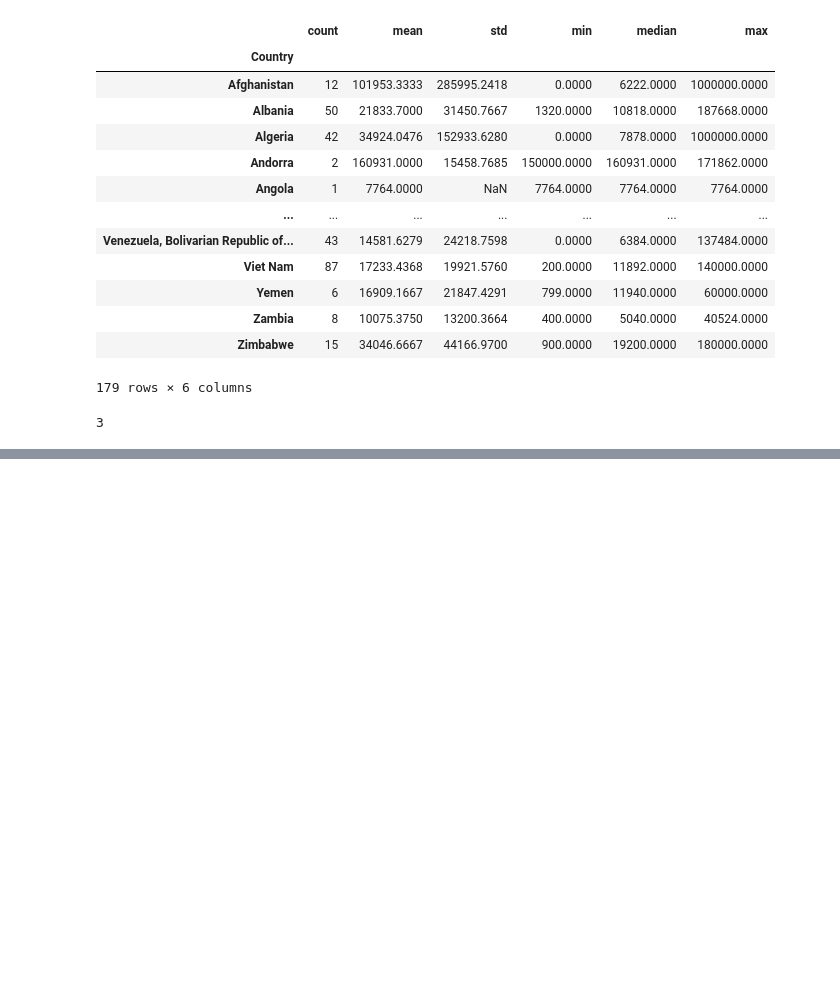
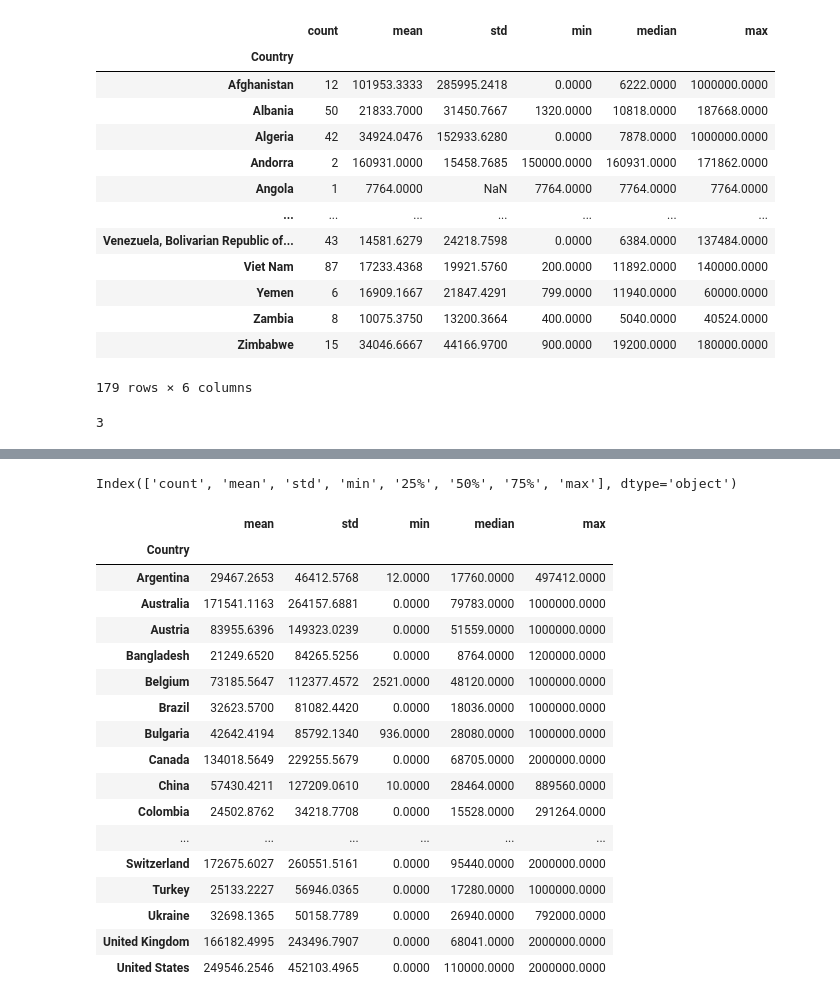
Before and after one commit to JosephZYU/Python-5-pandas, a Jupyter notebook: 96.pandas_review ⭐️ (grouping).ipynb, the cells around one changed output, grey strips where cells are left out. Drawn from its saved outputs; the diff is of its cells as text; code cells hidden in the pictures; blank space fills up the shorter version.

```diff
--- a/96.pandas_review ⭐️ (grouping).ipynb
+++ b/96.pandas_review ⭐️ (grouping).ipynb
@@ -248,3 +248,10 @@ df.groupby('Country')['ConvertedComp'].agg(['count', 'mean', 'std', 'min', 'medi
 df['Country'].value_counts().loc['Liechtenstein']
 # %% [output]
 3
+# %%
+# How many people in each country knows how to use Python?
+# -> groupby country + keyword Python # LanguageWorkedWith
+
+filt = df['LanguageWorkedWith'].str.contains('Python', na=False)
+
+df['Knows_Python'] = filt.values.tolist()
@@ -250,0 +318,8 @@ df['Country'].value_counts().loc['Liechtenstein']
+# %%
+li_country = df['Country'].value_counts().head(50).index.tolist()
+
+li_pct = []
+
+for country in li_country:
+    # print(country, df.groupby('Country')['Knows_Python'].value_counts(normalize=True).loc[country, True])
+    li_pct.append(df.groupby('Country')['Knows_Python'].value_counts(normalize=True).loc[country, True])
@@ -250,0 +369,4 @@ df['Country'].value_counts().loc['Liechtenstein']
+# %%
+df.describe().index
+# %% [output]
+Index(['count', 'mean', 'std', 'min', '25%', '50%', '75%', 'max'], dtype='object')
@@ -250,0 +377,25 @@ df['Country'].value_counts().loc['Liechtenstein']
+# %%
+#
+
+# https://stackoverflow.com/a/40468090/15063197
+
+stat_df
+# %% [output]
+|  | mean | std | min | median | max |
+| Country |  |  |  |  |  |
+| Argentina | 29467.2653 | 46412.5768 | 12.0000 | 17760.0000 | 497412.0000 |
+| Australia | 171541.1163 | 264157.6881 | 0.0000 | 79783.0000 | 1000000.0000 |
+| Austria | 83955.6396 | 149323.0239 | 0.0000 | 51559.0000 | 1000000.0000 |
+| Bangladesh | 21249.6520 | 84265.5256 | 0.0000 | 8764.0000 | 1200000.0000 |
+| Belgium | 73185.5647 | 112377.4572 | 2521.0000 | 48120.0000 | 1000000.0000 |
+| Brazil | 32623.5700 | 81082.4420 | 0.0000 | 18036.0000 | 1000000.0000 |
+| Bulgaria | 42642.4194 | 85792.1340 | 936.0000 | 28080.0000 | 1000000.0000 |
+| Canada | 134018.5649 | 229255.5679 | 0.0000 | 68705.0000 | 2000000.0000 |
+| China | 57430.4211 | 127209.0610 | 10.0000 | 28464.0000 | 889560.0000 |
+| Colombia | 24502.8762 | 34218.7708 | 0.0000 | 15528.0000 | 291264.0000 |
+| ... | ... | ... | ... | ... | ... |
+| Switzerland | 172675.6027 | 260551.5161 | 0.0000 | 95440.0000 | 2000000.0000 |
+| Turkey | 25133.2227 | 56946.0365 | 0.0000 | 17280.0000 | 1000000.0000 |
+| Ukraine | 32698.1365 | 50158.7789 | 0.0000 | 26940.0000 | 792000.0000 |
+| United Kingdom | 166182.4995 | 243496.7907 | 0.0000 | 68041.0000 | 2000000.0000 |
+| United States | 249546.2546 | 452103.4965 | 0.0000 | 110000.0000 | 2000000.0000 |
```
Also changed, not shown: parts of 9 cells of this notebook, 1 other file.
